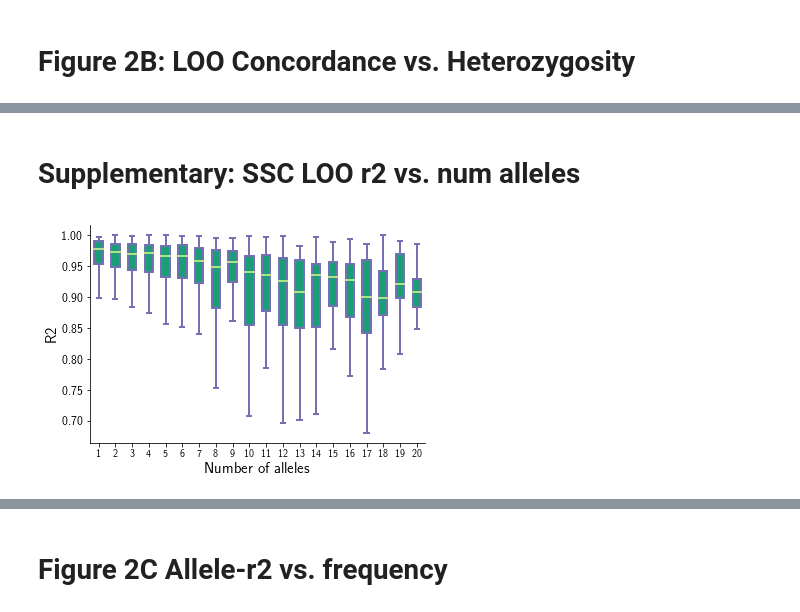
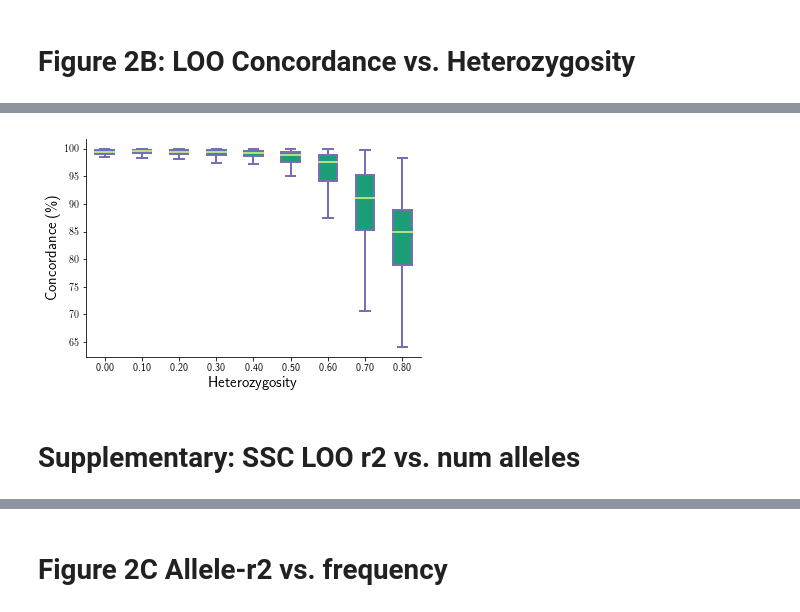
Before and after one commit to gymreklab/ssc-imputation, a Jupyter notebook: haplotype_paper/Figures/Figure2_SSCLD.ipynb, the cells around one changed output, grey strips where cells are left out. Cells and saved outputs as stored; diff of their text form; code cells hidden in the pictures.

```diff
--- a/haplotype_paper/Figures/Figure2_SSCLD.ipynb
+++ b/haplotype_paper/Figures/Figure2_SSCLD.ipynb
@@ -105,61 +159,21 @@ fig.savefig(os.path.join(OUTPATH, "%s_SSCConcVsHet.pdf"%PREFIX))
+# %%
+HETBIN=0.1
+sscloo["hetbin"] = sscloo["het"].apply(lambda x: int(x/HETBIN)*HETBIN)
+hetbins = np.unique(sscloo['hetbin'].values)
+fullList = list()
+for i in hetbins:
+    fullList.append((sscloo[sscloo.hetbin==i]['concord'].values*100))
+
+def GetLabel(x):
+    if int(x*100)%10 == 0: return "%.2f"%x
+    else: return ""
+xticklabels = [GetLabel(x) for x in hetbins]
+#yticklabels = [(x) for x in ax.get_yticks()]
+
+gen_boxplot(fullList, xlabel="Heterozygosity", ylabel="Concordance (\%)",
+            outliers=False,
+            outputFileName="%s_SSCConcVsHet.pdf"%PREFIX, xtickLabels=xticklabels)
+# %% [output]
+[figure, added]
 # %% [markdown]
 # Supplementary: SSC LOO r2 vs. num alleles
-# %%
-fullList = list()
-numAlleles =  np.arange(1, 21)
-for i in numAlleles:
-    fullList.append((sscloo[sscloo.numAllele==i]['r'].apply(lambda x: x**2).values))
-
-fig = plt.figure()
-
-# Create an axes instance
-ax = fig.add_subplot(111)
-
-# Create the boxplot
-bp = ax.boxplot(fullList, patch_artist=True, sym="")
-
-## change outline color, fill color and linewidth of the boxes
-for box in bp['boxes']:
-    # change outline color
-    box.set( color='#7570b3', linewidth=2)
-    # change fill color
-    box.set( facecolor = '#1b9e77' )
-
-## change color and linewidth of the whiskers
-for whisker in bp['whiskers']:
-    whisker.set(color='#7570b3', linewidth=2)
-
-## change color and linewidth of the caps
-for cap in bp['caps']:
-    cap.set(color='#7570b3', linewidth=2)
-
-## change color and linewidth of the medians
-for median in bp['medians']:
-    median.set(color='#b2df8a', linewidth=2)
-
-## change the style of fliers and their fill
-for flier in bp['fliers']:
-    flier.set(marker='o', color='#e7298a', alpha=0.5)
-
-## Set X-axis labels
-#ax.set_xticklabels(np.unique(sscloo['numAllele'].values))
-
-## Remove top axes and right axes ticks
-ax.get_xaxis().tick_bottom()
-ax.get_yaxis().tick_left()
-
-# Set axis tite
-ax.set_xlabel("Number of alleles", size=15);
-ax.set_ylabel("R2", size=15);
-
-ax.spines['right'].set_visible(False)
-ax.spines['top'].set_visible(False)
-ax.yaxis.set_ticks_position('left')
-ax.xaxis.set_ticks_position('bottom')
-
-ax.set_xticklabels([int(x) for x in numAlleles], size=10)
-ax.set_yticklabels(["%.2f"%(x) for x in ax.get_yticks()], size=12);
-
-fig.savefig(os.path.join(OUTPATH, "SuppFig_SSCR2VsNumAlleles.pdf"))
-# %% [output]
-[figure, removed]
```
Also changed, not shown: parts of 15 cells of this notebook, 3 other files.
